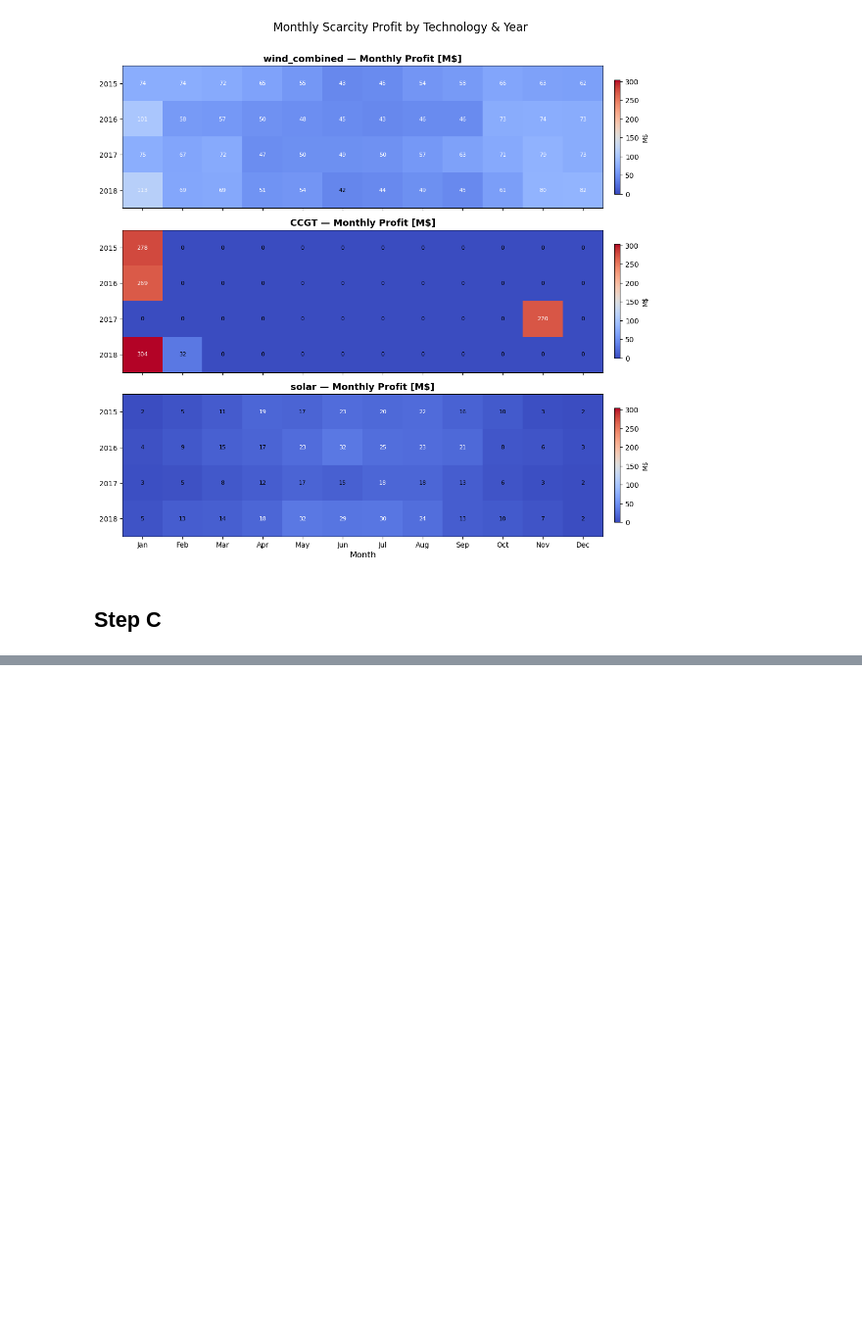
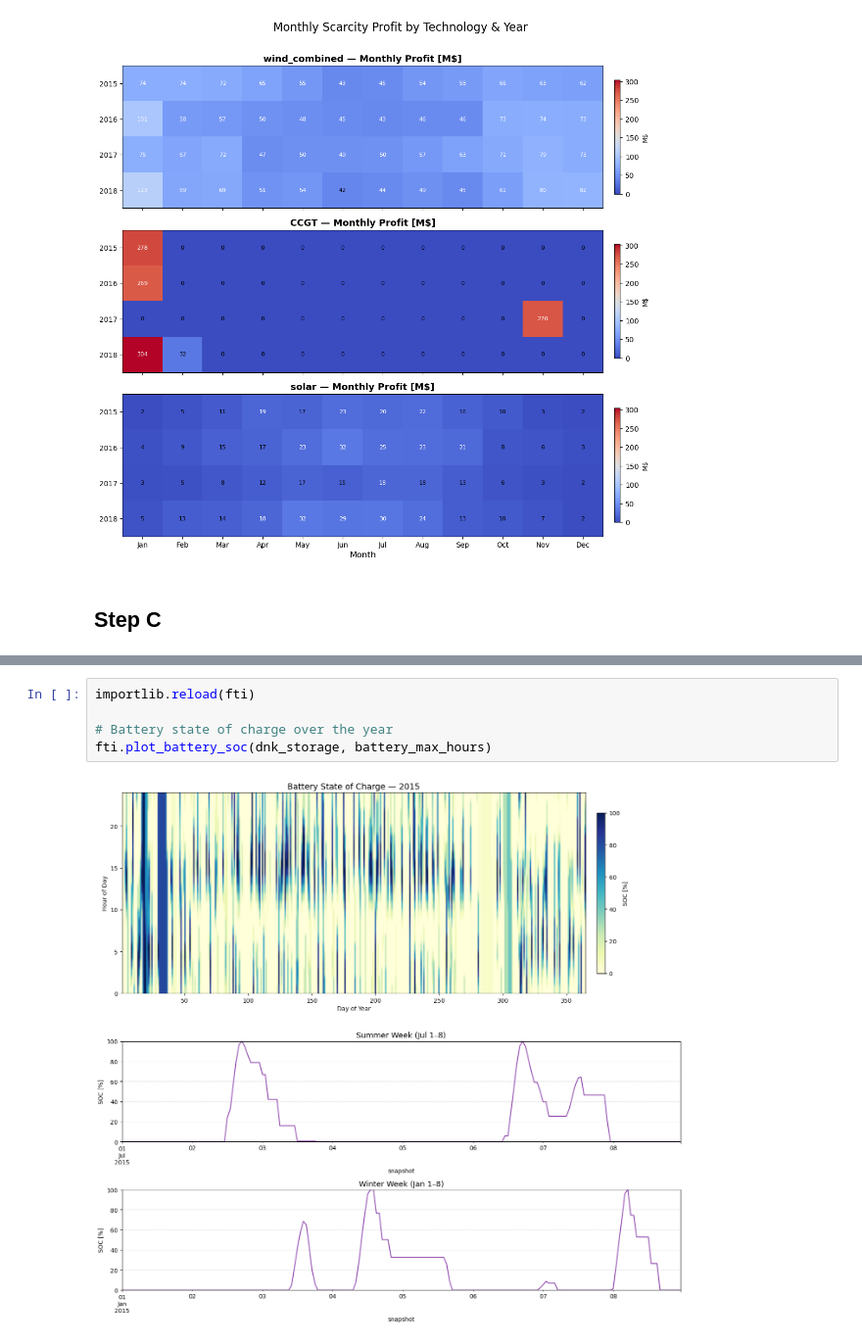
Before and after one commit to KenzoDTU/Integrated-Energy-Grids-A1G21, a Jupyter notebook: Part_1.ipynb, the cells around one changed output, grey strips where cells are left out. Shown at 98% size. Saved outputs shown, nothing was run; the diff lists cells and outputs as text; blank space fills up the shorter version.

```diff
--- a/Part_1.ipynb
+++ b/Part_1.ipynb
@@ -660,0 +869,7 @@ Battery losses: 0.00 TWh
+# %%
+importlib.reload(fti)
+
+# Battery state of charge over the year
+fti.plot_battery_soc(dnk_storage, battery_max_hours)
+# %% [output]
+[figure, added]
```
Also changed, not shown: parts of 30 cells of this notebook, 1 other file.
